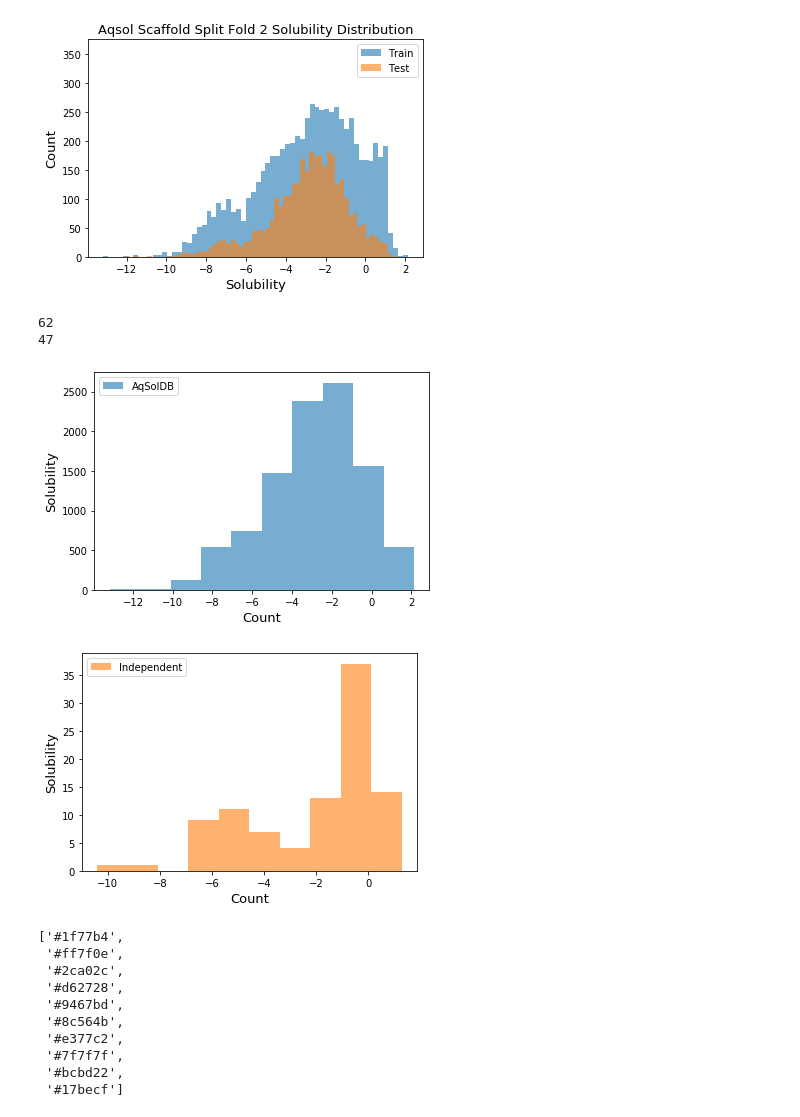
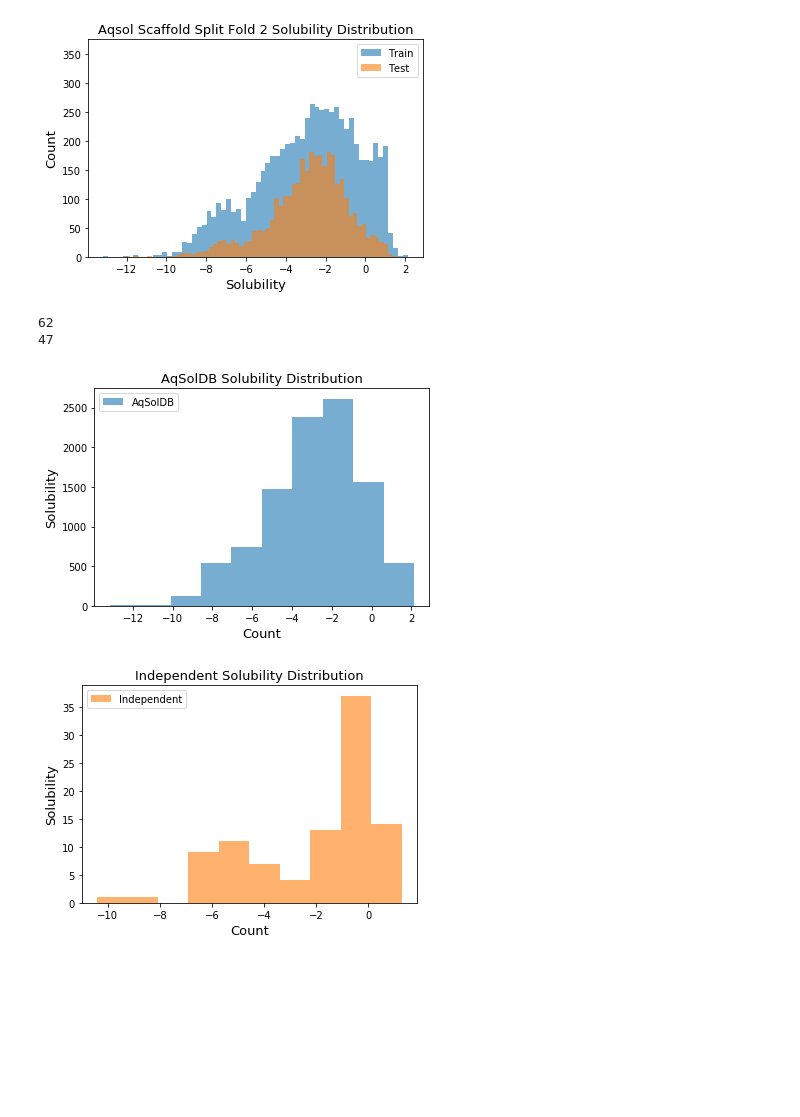
Before and after one commit to francoep/SolTranNet_paper, a Jupyter notebook: Making_Figures.ipynb, the cells around one changed output. Saved outputs shown, nothing was run; the diff lists cells and outputs as text; code cells hidden in the pictures; blank space fills up the shorter version.

Commit message:
fixing typos on the figures and adding titles

```diff
--- a/Making_Figures.ipynb
+++ b/Making_Figures.ipynb
@@ -772,39 +772,27 @@ for fold in ['0','1','2']:
 # %%
 #doing the same for the full Aqsol set and our independent set
 for fname in ['data/training_data/aqsol.csv','data/training_data/independent_sol.csv']:
     plt.figure()
     plt.rc('axes',labelsize=13)
     plt.rc('axes',titlesize=13)
     data=pd.read_csv(fname)
     if 'aqsol' in fname:
         l='AqSolDB'
         c='#1f77b4'
     else:
         l='Independent'
         c='#ff7f0e'
     w=0.25
     n=math.ceil((max(data['y'])-min(data['y']))/w)
     print(n)
     plt.hist(data['y'],label=l,color=c,alpha=0.6)
     plt.legend()
     plt.ylabel('Solubility')
     plt.xlabel('Count')
+    plt.title(f'{l} Solubility Distribution')
     plt.savefig(f'figures/{l}_solhist.pdf')
 # %% [output]
 62
 47
-[figure, old version]
+[figure, new version]
-[figure, old version]
+[figure, new version]
-# %%
-plt.rcParams['axes.prop_cycle'].by_key()['color']
-# %% [output]
-['#1f77b4',
- '#ff7f0e',
- '#2ca02c',
- '#d62728',
- '#9467bd',
- '#8c564b',
- '#e377c2',
- '#7f7f7f',
- '#bcbd22',
- '#17becf']
```
Also changed, not shown: parts of 1 cell of this notebook, 5 other files.
